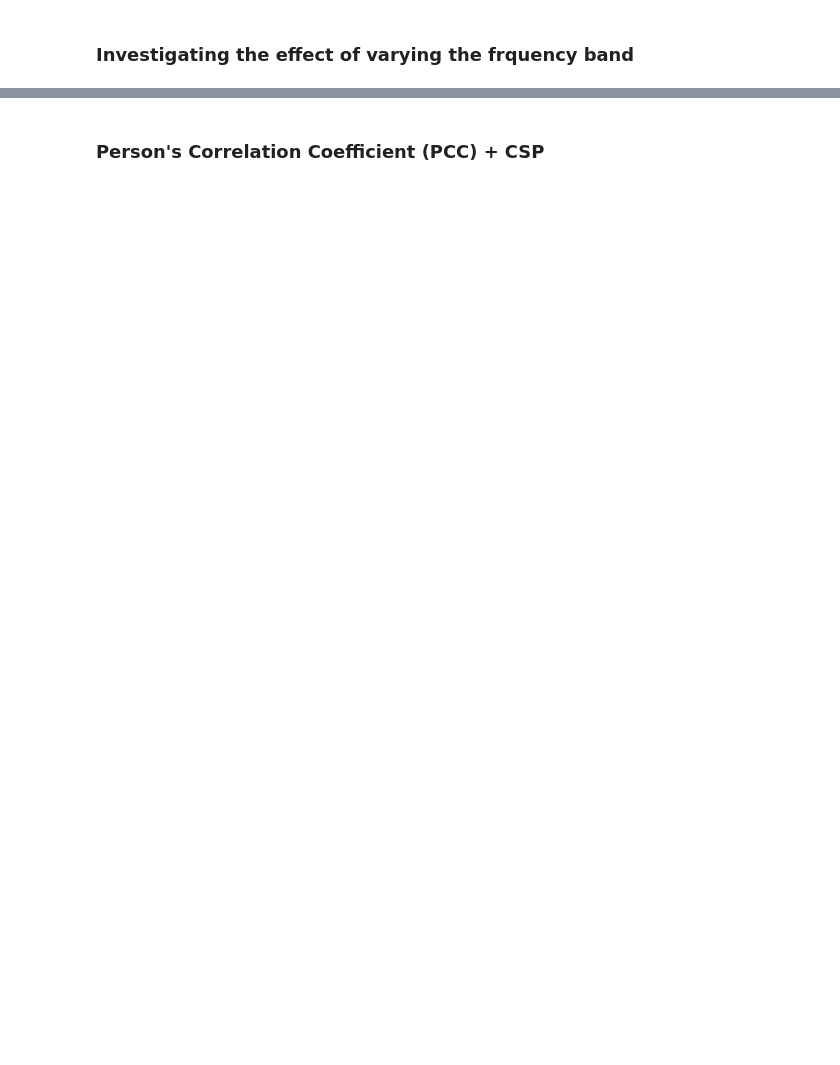
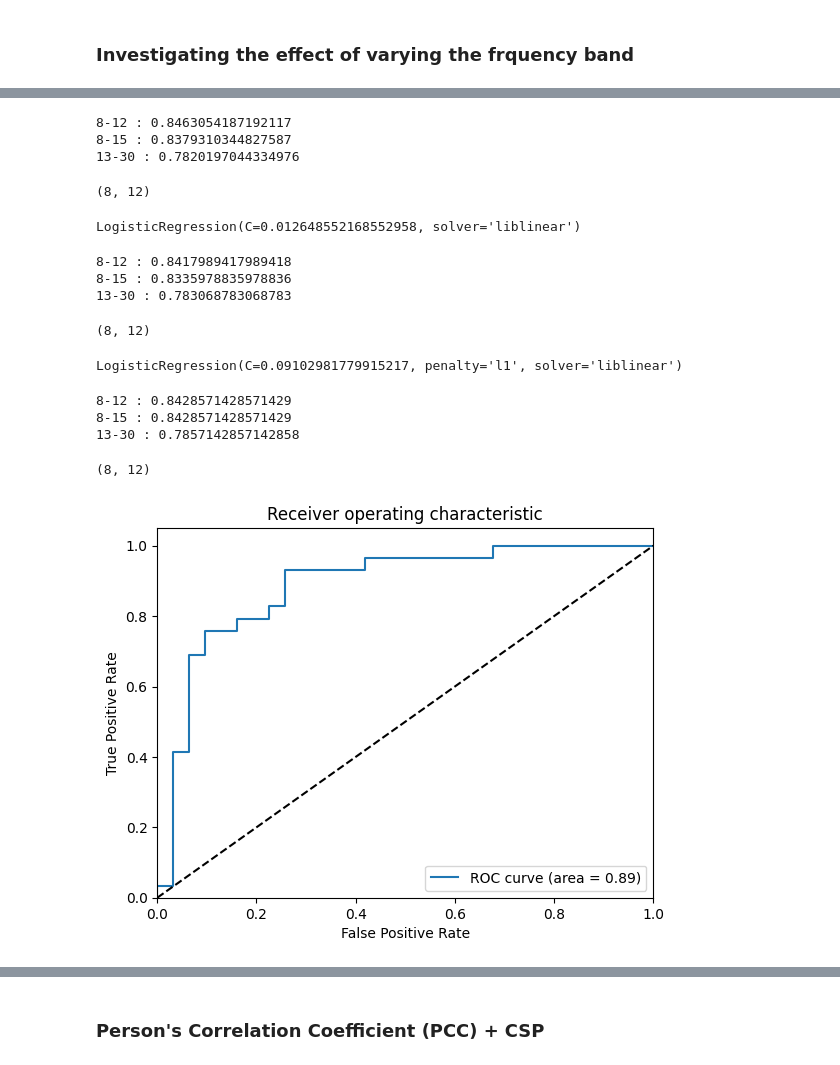
Before and after one commit to alfredsadjei/BCI_COMP_IV, a Jupyter notebook: BCI_COMP_IV_subjectB.ipynb, the cells around one changed output, grey strips where cells are left out. Saved outputs shown, nothing was run; the diff lists cells and outputs as text; code cells hidden in the pictures; blank space fills up the shorter version.

Commit message:
Testing the effects fo resampling methods on the model

```diff
--- a/BCI_COMP_IV_subjectB.ipynb
+++ b/BCI_COMP_IV_subjectB.ipynb
@@ -21,15 +24,23 @@ trainData, calibData, W_train, comp = featureExtraction(dataB,0.7)
 from sklearn.discriminant_analysis import LinearDiscriminantAnalysis as LDA
 from sklearn.svm import SVC
 from sklearn.linear_model import LogisticRegression
-from sklearn.model_selection import cross_val_score
+from sklearn.model_selection import cross_val_score,cross_val_predict
+from sklearn.metrics import roc_curve, auc, accuracy_score
+
 
 ldaModel = LDA()
-SVMmodel = SVC()
-logRegModel = LogisticRegression()
+SVMmodel = SVC(probability=True) #Change class weights back to balanced if necessary
+logRegModel = LogisticRegression() #Change class weights back to balanced
 # %%
-nCols = len(trainData.columns)
 
-print("LDA: ",np.mean(cross_val_score(ldaModel,trainData.iloc[:,:nCols-2], trainData.iloc[:,nCols-2],cv=5)))
-print("Logistic Regression: ",np.mean(cross_val_score(logRegModel,trainData.iloc[:,:nCols-2], trainData.iloc[:,nCols-2],cv=5)))
-print("SVM: ",np.mean(cross_val_score(SVMmodel,trainData.iloc[:,:nCols-2], trainData.iloc[:,nCols-2],cv=5)))
+for name, calibData in calibDataStore.items():
+
+    nCols = len(calibData.columns)
+    print(name,end="\n")
+    print("-----------")
+
+    print("LDA: ",np.mean(cross_val_score(ldaModel,calibData.iloc[:,:nCols-1], calibData.iloc[:,nCols-1],cv=5)))
+    print("Logistic Regression: ",np.mean(cross_val_score(logRegModel,calibData.iloc[:,:nCols-1], calibData.iloc[:,nCols-1],cv=5)))
+    print("SVM: ",np.mean(cross_val_score(SVMmodel,calibData.iloc[:,:nCols-1], calibData.iloc[:,nCols-1],cv=5)))
+    print()
 # %% [output]
@@ -148,0 +296,54 @@ np.mean(cross_val_score(bestEstimator_freq_band,calibData.iloc[:,:nCols-2], cali
+# %%
+bestBand_SMOTE, bestEstimator_freq_band_SMOTE, (best_b_SMOTE, best_a_SMOTE), W_freq_band_SMOTE = testFrequencyBand(dataB,["Logistic Regression","LDA","SVC"],filterBank,0.7,trialWinStart=0.5,trialWinEnd=2.5,resampler="SMOTE")
+bestBand_SMOTE
+# %% [output]
+8-12 : 0.8463054187192117
+8-15 : 0.8379310344827587
+13-30 : 0.7820197044334976
+(8, 12)
+# %%
+bestEstimator_freq_band_RO
+# %% [output]
+LogisticRegression(C=0.012648552168552958, solver='liblinear')
+# %%
+bestBand_CC, bestEstimator_freq_band_CC, (best_b_CC, best_a_CC), W_freq_band_CC = testFrequencyBand(dataB,["Logistic Regression","LDA","SVC"],filterBank,0.7,trialWinStart=0.5,trialWinEnd=2.5,resampler="CC")
+bestBand_CC
+# %% [output]
+8-12 : 0.8417989417989418
+8-15 : 0.8335978835978836
+13-30 : 0.783068783068783
+(8, 12)
+# %%
+bestEstimator_freq_band_CC
+# %% [output]
+LogisticRegression(C=0.09102981779915217, penalty='l1', solver='liblinear')
+# %%
+bestBand_NoResampler, bestEstimator_freq_band_NoResampler, (best_b_NoResampler, best_a_NoResampler), W_freq_band_NoResampler = testFrequencyBand(dataB,["Logistic Regression","LDA","SVC"],filterBank,0.7,trialWinStart=0.5,trialWinEnd=2.5,resampler="None")
+bestBand_NoResampler
+# %% [output]
+8-12 : 0.8428571428571429
+8-15 : 0.8428571428571429
+13-30 : 0.7857142857142858
+(8, 12)
+# %%
+
+probs = cross_val_predict(bestEstimator_freq_band_NoResampler,testData.iloc[:,:nCols-1], testData.iloc[:,nCols-1],cv=5, method="predict_proba")
+probs = probs[:, 1]  # use the probability of the positive class
+true_labels = testData.iloc[:,nCols-1]
+
+# Calculate ROC curve and AUC score
+fpr, tpr, thresholds = roc_curve(true_labels, probs)
+auc_score = auc(fpr, tpr)
+
+# Plot ROC curve
+plt.plot(fpr, tpr, label='ROC curve (area = %0.2f)' % auc_score)
+plt.plot([0, 1], [0, 1], 'k--')
+plt.xlim([0.0, 1.0])
+plt.ylim([0.0, 1.05])
+plt.xlabel('False Positive Rate')
+plt.ylabel('True Positive Rate')
+plt.title('Receiver operating characteristic')
+plt.legend(loc="lower right")
+plt.show()
+# %% [output]
+[figure, added]
```
Also changed, not shown: parts of 41 cells of this notebook, 11 other files.
